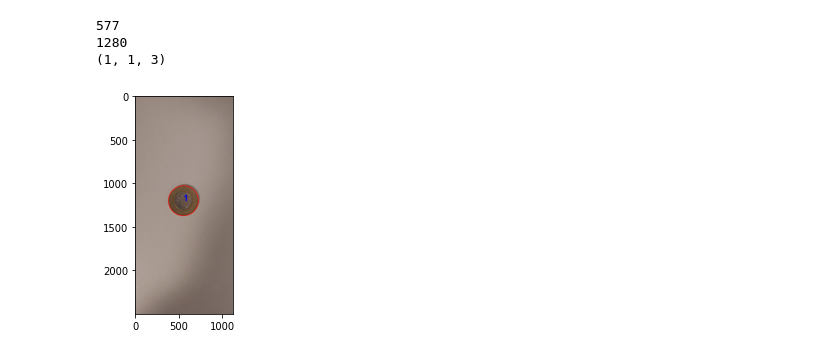
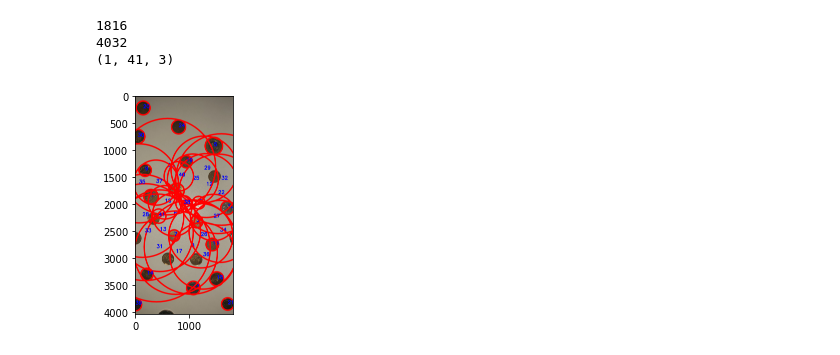
Before and after one commit to misterhz/coin-detection, a Jupyter notebook: coins.ipynb, the cells around one changed output. Drawn from its saved outputs; the diff is of its cells as text; code cells hidden in the pictures.

Commit message:
Parameters change

```diff
--- a/coins.ipynb
+++ b/coins.ipynb
@@ -1,39 +11,43 @@
 # %%
 %matplotlib inline
 
 
 import imutils
 import cv2
 import numpy as np
 from matplotlib import pyplot as plt
 
-img = cv2.imread("real/coins 7.jpg", cv2.IMREAD_COLOR)
+img = cv2.imread("real/flash/coins 13.jpg", cv2.IMREAD_COLOR)
 
 height, width, depth = img.shape
 print(width)
 print(height)
 d = max(width, height)
 
-if d == width:
-    img = imutils.resize(img, width = 2500)
-else:
-    img = imutils.resize(img, height = 2500)
+maxCoordinate = 2500
 
+if d < maxCoordinate:
+    if d == width:
+        img = imutils.resize(img, width = maxCoordinate)
+    else:
+        img = imutils.resize(img, height = maxCoordinate)
+
+orig = img.copy()
 gray = cv2.cvtColor(img, cv2.COLOR_BGR2GRAY)
 img = cv2.cvtColor(img, cv2.COLOR_BGR2RGB)
-kernel = np.ones((3,3),np.uint8)
-opening = cv2.morphologyEx(gray,cv2.MORPH_OPEN,kernel, iterations = 2)
-blur = cv2.medianBlur(opening, 7)
-circles = cv2.HoughCircles(blur, cv2.HOUGH_GRADIENT, 1.3, (int) (d / 10), param1 = 100, param2 = 75, maxRadius = (int) (d / 4))
+# kernel = np.ones((3,3),np.uint8)
+# opening = cv2.morphologyEx(gray, cv2.MORPH_OPEN,kernel, iterations = 2)
+blur = cv2.medianBlur(gray, 7)
+circles = cv2.HoughCircles(blur, cv2.HOUGH_GRADIENT, 1.3, (int) (d / 15), param1 = 100, param2 = 75, minRadius = (int) (d / 50), maxRadius = (int) (d / 4))
 if circles is not None:
     circles = np.uint16(np.around(circles))
     for i, c in enumerate(circles[0, :]):
-        cv2.circle(img, (c[0], c[1]), c[2], (255, 0, 0), 5)
+        cv2.circle(img, (c[0], c[1]), c[2], (255, 0, 0), 25)
         cv2.putText(img, str(i + 1), (c[0], c[1]), cv2.FONT_HERSHEY_SIMPLEX, 3, (0, 0, 255), 12, cv2.LINE_AA)
-plt.imshow(img, cmap = 'gray')
+plt.imshow(img)
 print(circles.shape)
 # %% [output]
-577
-1280
-(1, 1, 3)
+1816
+4032
+(1, 41, 3)
-[figure, old version]
+[figure, new version]
```
Also changed, not shown: parts of 4 cells of this notebook.
